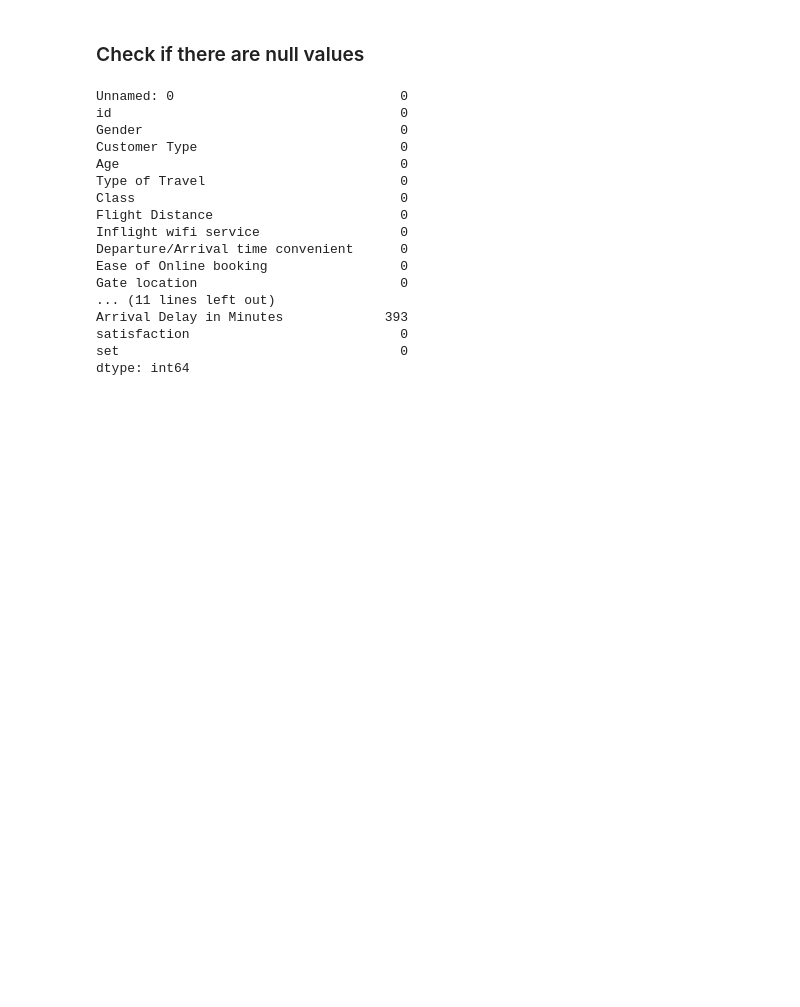
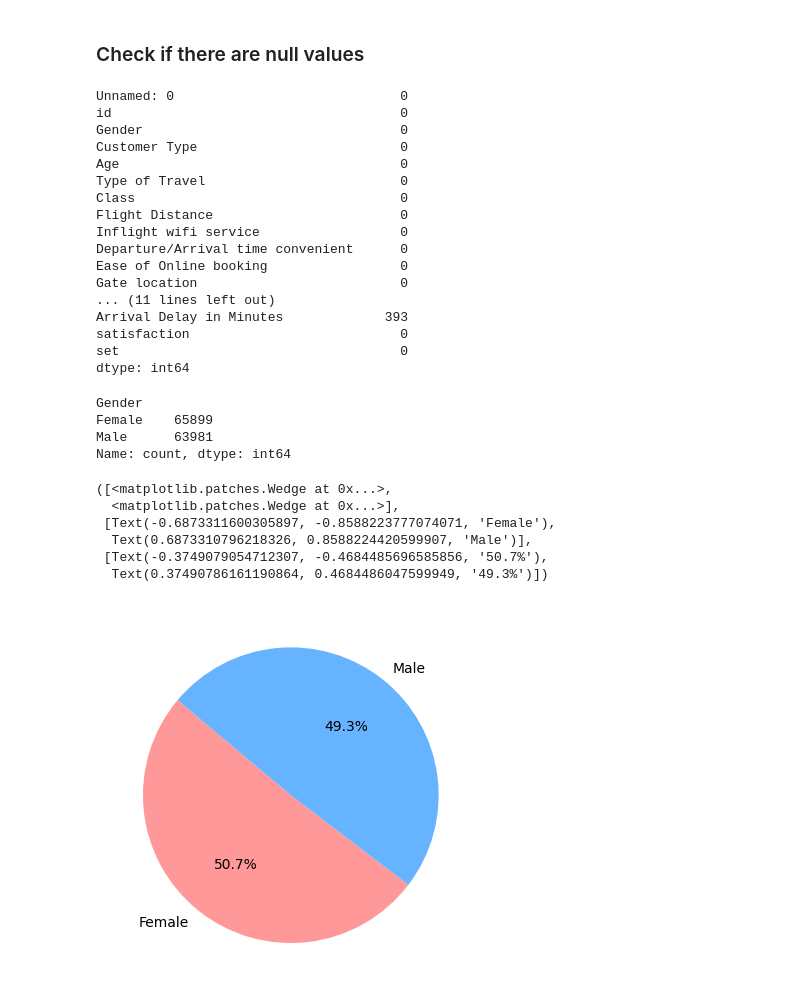
Before and after one commit to joselrodrigues/mlflow-docker, a Jupyter notebook: src/mlflow.ipynb, the cells around one changed output. Cells and saved outputs as stored; diff of their text form; code cells hidden in the pictures; blank space fills up the shorter version.

```diff
--- a/src/mlflow.ipynb
+++ b/src/mlflow.ipynb
@@ -124,3 +147,29 @@ Arrival Delay in Minutes             393
 satisfaction                           0
 set                                    0
 dtype: int64
+# %%
+gender = df_combined["Gender"].value_counts()
+# %%
+gender
+# %% [output]
+Gender
+Female    65899
+Male      63981
+Name: count, dtype: int64
+# %%
+# Change color
+plt.pie(
+    gender,
+    labels=gender.index,
+    autopct="%1.1f%%",
+    startangle=140,
+    colors=["#ff9999", "#66b3ff"],
+)
+# %% [output]
+([<matplotlib.patches.Wedge at 0x...>,
+  <matplotlib.patches.Wedge at 0x...>],
+ [Text(-0.6873311600305897, -0.8588223777074071, 'Female'),
+  Text(0.6873310796218326, 0.8588224420599907, 'Male')],
+ [Text(-0.3749079054712307, -0.4684485696585856, '50.7%'),
+  Text(0.37490786161190864, 0.4684486047599949, '49.3%')])
+[figure, added]
```
Also changed, not shown: parts of 26 cells of this notebook, 1 other file.
